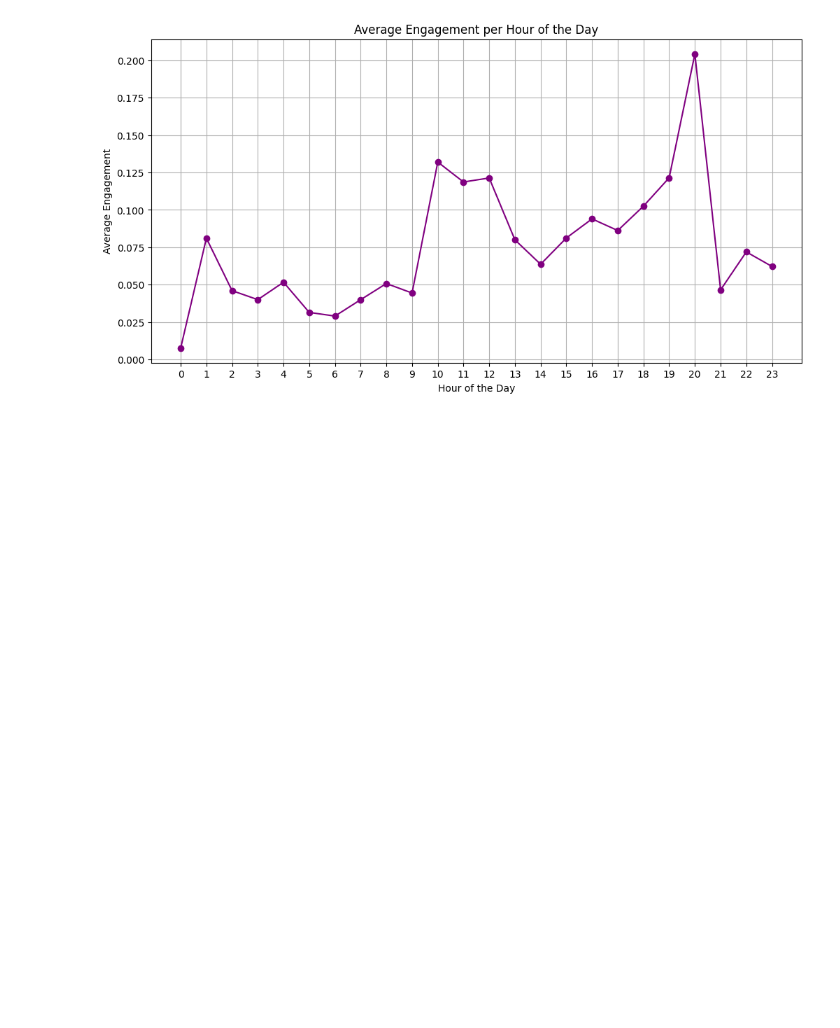
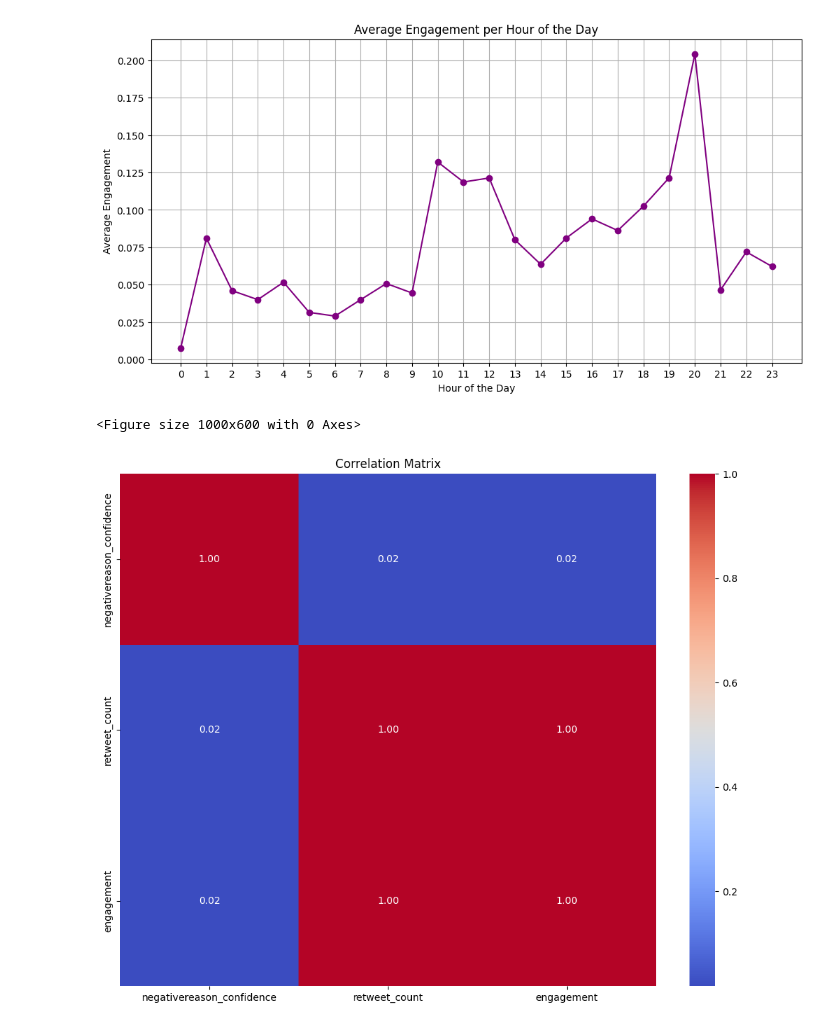
Before and after one commit to abubakarp789/Viral_or_Not-Predicting_Virality_of_Tweets, a Jupyter notebook: Predicting_Virality_of_Tweets.ipynb, the cells around one changed output. Cells and saved outputs as stored; diff of their text form; code cells hidden in the pictures; blank space fills up the shorter version.

```diff
--- a/Predicting_Virality_of_Tweets.ipynb
+++ b/Predicting_Virality_of_Tweets.ipynb
@@ -144,3 +114,6 @@ data['engagement'] = data['retweet_count']
+# %%
+# Create engagement column
+data['engagement'] = data['retweet_count'] + data.get('favorite_count', 0)
 # %%
 retweet_frequencies = data['retweet_count'].value_counts()
 print(retweet_frequencies)
@@ -168,8 +141,10 @@ Name: count, dtype: int64
 # %% [markdown]
 ## Create Viral Column
 Define a new column indicating whether a tweet is viral based on engagement.
-# %%
-data['viral'] = (data['engagement'] > 4).astype(int)
+# %%
+# Set a threshold for viral tweets (e.g., top 10% of engagement)
+viral_threshold = data['engagement'].quantile(0.9)
+data['viral'] = (data['engagement'] > viral_threshold).astype(int)
 # %%
 data.info()
 # %% [output]
@@ -200,3 +169,6 @@ data.head()
+# %%
+# Extract useful date components
+data['date'] = data['tweet_created'].dt.date
 # %% [markdown]
 ## Create Tweet Hour Column
 Extract the hour from the `tweet_created` column for analysis.
@@ -328,3 +300,15 @@ plt.grid()
 plt.show()
 # %% [output]
 [figure]
+# %%
+# Correlation matrix of numeric features
+plt.figure(figsize=(10, 6))
+numeric_df = data.select_dtypes(include=['float64', 'int64'])
+plt.figure(figsize=(10, 8))
+sns.heatmap(numeric_df.corr(), annot=True, cmap='coolwarm', fmt='.2f')
+plt.title('Correlation Matrix')
+plt.tight_layout()
+plt.show()
+# %% [output]
+<Figure size 1000x600 with 0 Axes>
+[figure, added]
```
Also changed, not shown: parts of 39 cells of this notebook, 3 other files.
